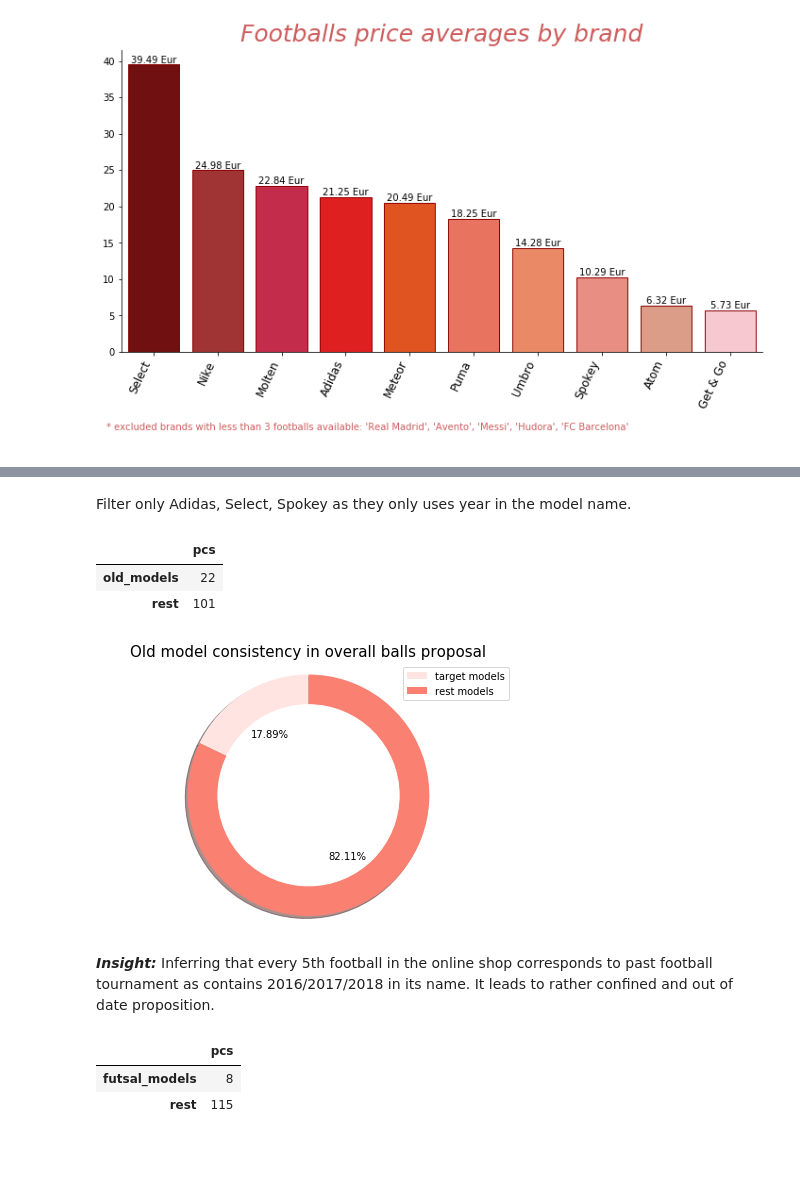
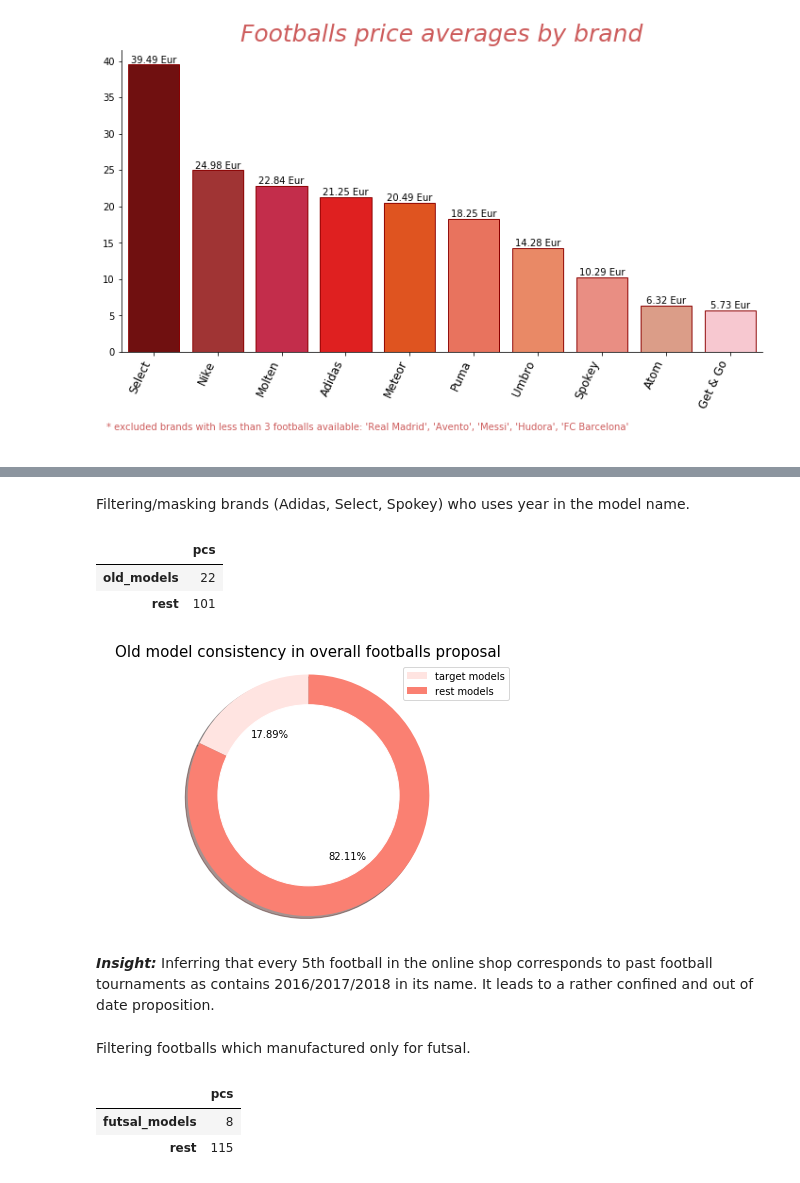
Before and after one commit to unkind58/Project_Footballs_Analysis, a Jupyter notebook: app.ipynb, the cells around one changed output, grey strips where cells are left out. Cells and saved outputs as stored; diff of their text form; code cells hidden in the pictures; blank space fills up the shorter version.

```diff
--- a/app.ipynb
+++ b/app.ipynb
@@ -166,7 +192,7 @@ Have 15/16/17/18 in their name: 17 times
 | 121 | Get & Go 16SY | mix | 28469525 | 5.490000 | 0.3 | 0.21x0.21x0.1 | Get & Go | 0 | 0 | 0 | ... |
 | 122 | Get & Go 16SY | mix | 28469535 | 5.490000 | 0.3 | 0.21x0.21x0.1 | Get & Go | 0 | 0 | 0 | ... |
 # %% [markdown]
-Filter only Adidas, Select, Spokey as they only uses year in the model name.
+Filtering/masking brands (Adidas, Select, Spokey) who uses year in the model name.
 # %%
 mask_update = pd.Series(df_footballs[mask]['name']).str.lower().str.contains('adidas|select|spokey', regex=True)
 old_models = mask_update.value_counts()[1]
@@ -190,16 +216,18 @@ def plot_pie(df: pd.DataFrame,title: str):
     plt.gca().add_artist(my_circle)
     plt.show(block=False)
 # %%
-plot_pie(df_models['pcs'],'Old model consistency in overall balls proposal')
+plot_pie(df_models['pcs'],'Old model consistency in overall footballs proposal')
 # %% [output]
-[figure, old version]
+[figure, new version]
 # %% [markdown]
-***Insight:*** Inferring that every 5th football in the online shop corresponds to past football tournament as contains 2016/2017/2018 in its name. It leads to rather confined and out of date proposition.
+***Insight:*** Inferring that every 5th football in the online shop corresponds to past football tournaments as contains 2016/2017/2018 in its name. It leads to a rather confined and out of date proposition.
 # %%
 futsal = df_footballs[(df_footballs['futsal'] == 1) &
              (df_footballs['natural_grass'] + df_footballs['artifical_grass'] + df_footballs['futsal'] == 1) &
              (df_footballs['size_4'] == 1)]
 count_futsal = futsal['id'].count()
+# %% [markdown]
+Filtering footballs which manufactured only for futsal.
 # %%
 dict_futsal = {'futsal_models': count_futsal,'rest': df_footballs.shape[0]-count_futsal}
 df_futsal = pd.DataFrame.from_dict(dict_futsal,orient='index').rename(columns={0: "pcs"})
```
Also changed, not shown: parts of 20 cells of this notebook.
